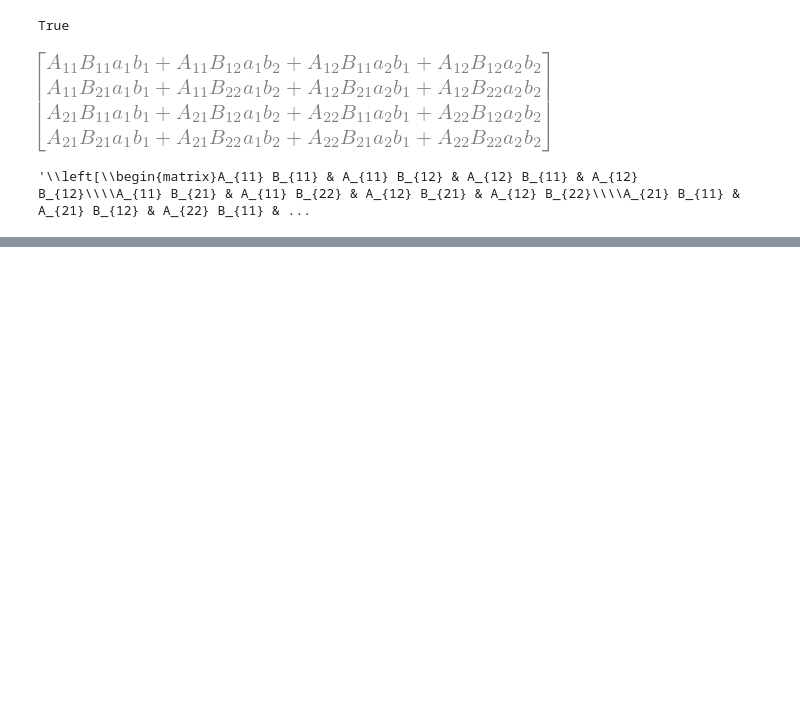
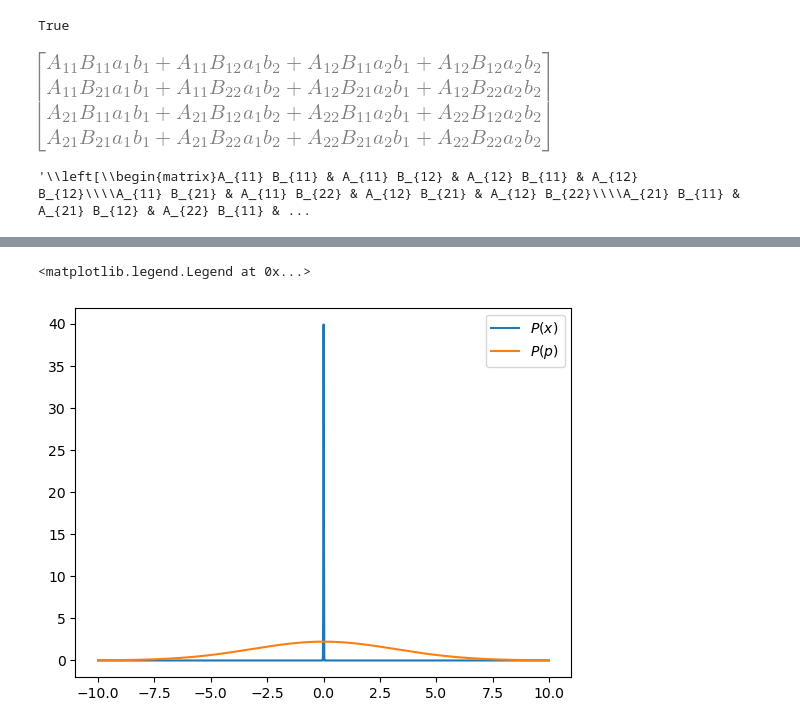
Before and after one commit to DhruvPatel01/notebooks, a Jupyter notebook: Physics/Theoretical_Minimum/QM-Roughwork.ipynb, the cells around one changed output, grey strips where cells are left out. Drawn from its saved outputs; the diff is of its cells as text; code cells hidden in the pictures; blank space fills up the shorter version.

```diff
--- a/Physics/Theoretical_Minimum/QM-Roughwork.ipynb
+++ b/Physics/Theoretical_Minimum/QM-Roughwork.ipynb
@@ -154,0 +219,13 @@ sp.latex(kronecker_prod(A, B), )
+# %%
+x = np.arange(-10, 10, 0.01)
+px= stats.norm.pdf(x, loc=0, scale=0.01)
+# %%
+pp = sp.fft.fft(px)/np.sqrt(len(pp))
+pp = sp.fft.fftshift(np.abs(pp))
+# %%
+plt.plot(x, px, label='$P(x)$')
+plt.plot(x, pp, label='$P(p)$')
+plt.legend()
+# %% [output]
+<matplotlib.legend.Legend at 0x...>
+[figure, added]
```
Also changed, not shown: parts of 16 cells of this notebook, 2 other files.
